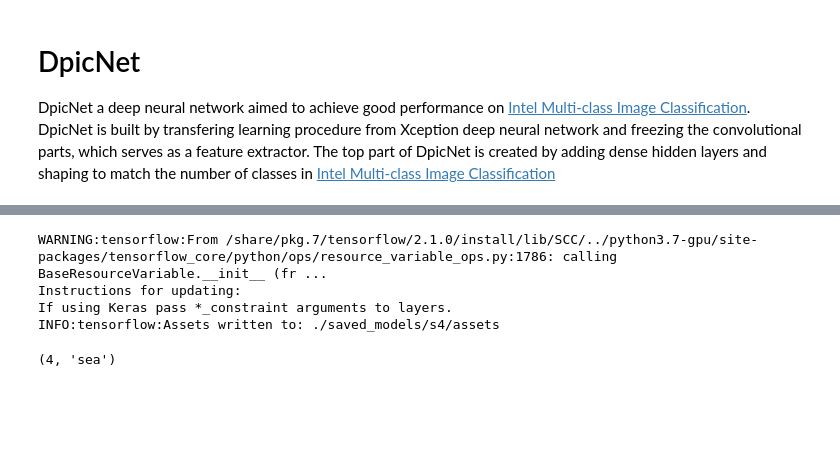
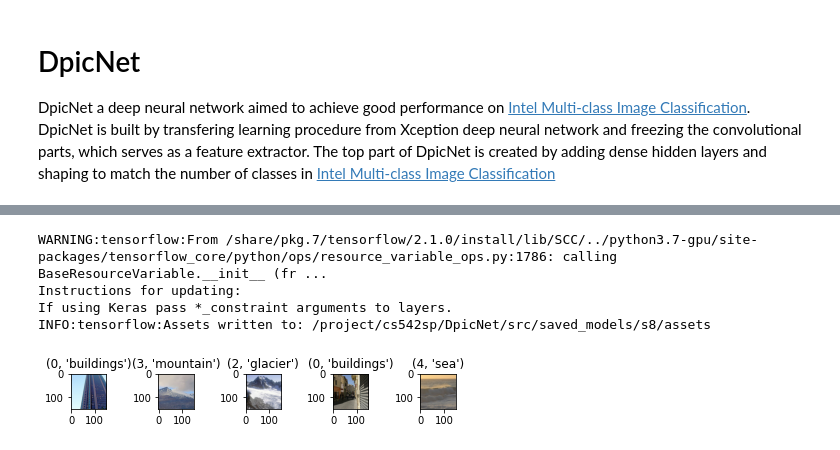
Before and after one commit to phuminw/DpicNet, a Jupyter notebook: src/main.ipynb, the cells around one changed output, grey strips where cells are left out. Cells and saved outputs as stored; diff of their text form; code cells hidden in the pictures; blank space fills up the shorter version.

Commit message:
Finalize with model 3

```diff
--- a/src/main.ipynb
+++ b/src/main.ipynb
@@ -65,13 +65,25 @@ WARNING:tensorflow:sample_weight modes were coerced from
 # %%
-model.save('./saved_models/s4')
+model.save('/project/cs542sp/DpicNet/src/saved_models/s3')
 # %% [output]
 WARNING:tensorflow:From /share/pkg.7/tensorflow/2.1.0/install/lib/SCC/../python3.7-gpu/site-packages/tensorflow_core/python/ops/resource_variable_ops.py:1786: calling BaseResourceVariable.__init__ (fr ...
 Instructions for updating:
 If using Keras pass *_constraint arguments to layers.
-INFO:tensorflow:Assets written to: ./saved_models/s4/assets
+INFO:tensorflow:Assets written to: /project/cs542sp/DpicNet/src/saved_models/s8/assets
-# %%
-pred_img=load_predict_data('./data/predict/1003.jpg')
-mod1 = DpicNet.load('./saved_models/s4')
-mod1.predict(pred_img)
-# %% [output]
-(4, 'sea')
+# %%
+from os import listdir
+from os.path import isfile, join
+import numpy as np
+import matplotlib.pyplot as plt
+import matplotlib.image as mpimg
+
+images = [join('./data/predict/', f) for f in listdir('./data/predict/') if isfile(join('./data/predict/', f)) and f[-3:] == 'jpg']
+pred_imgs = np.random.choice(np.array(images), 5)
+# %%
+mod = DpicNet.load('/project/cs542sp/DpicNet/src/saved_models/s6')
+_, ax = plt.subplots(1,pred_imgs.shape[0])
+for i in range(pred_imgs.shape[0]):
+    ax[i].title.set_text(str(mod.predict(load_predict_data(str(pred_imgs[i])))))
+    ax[i].imshow(mpimg.imread(pred_imgs[i]))
+plt.tight_layout()
+# %% [output]
+[figure, added]
```
Also changed, not shown: parts of 3 cells of this notebook.
